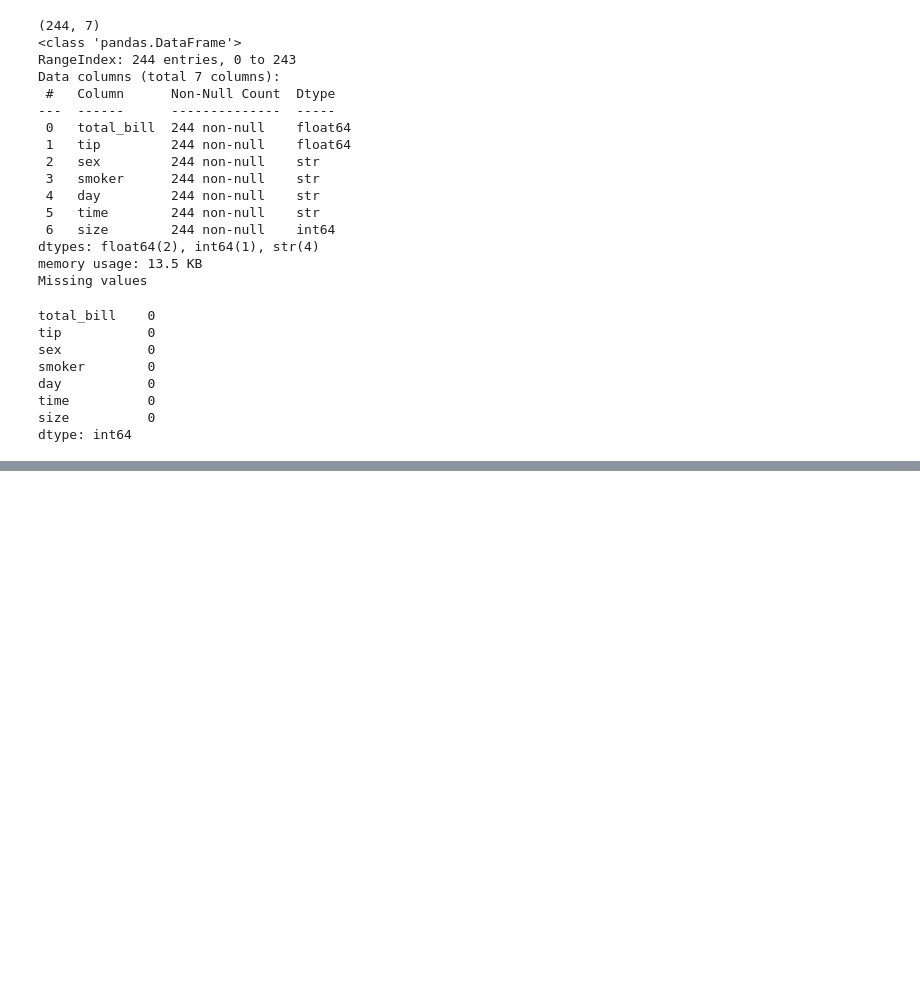
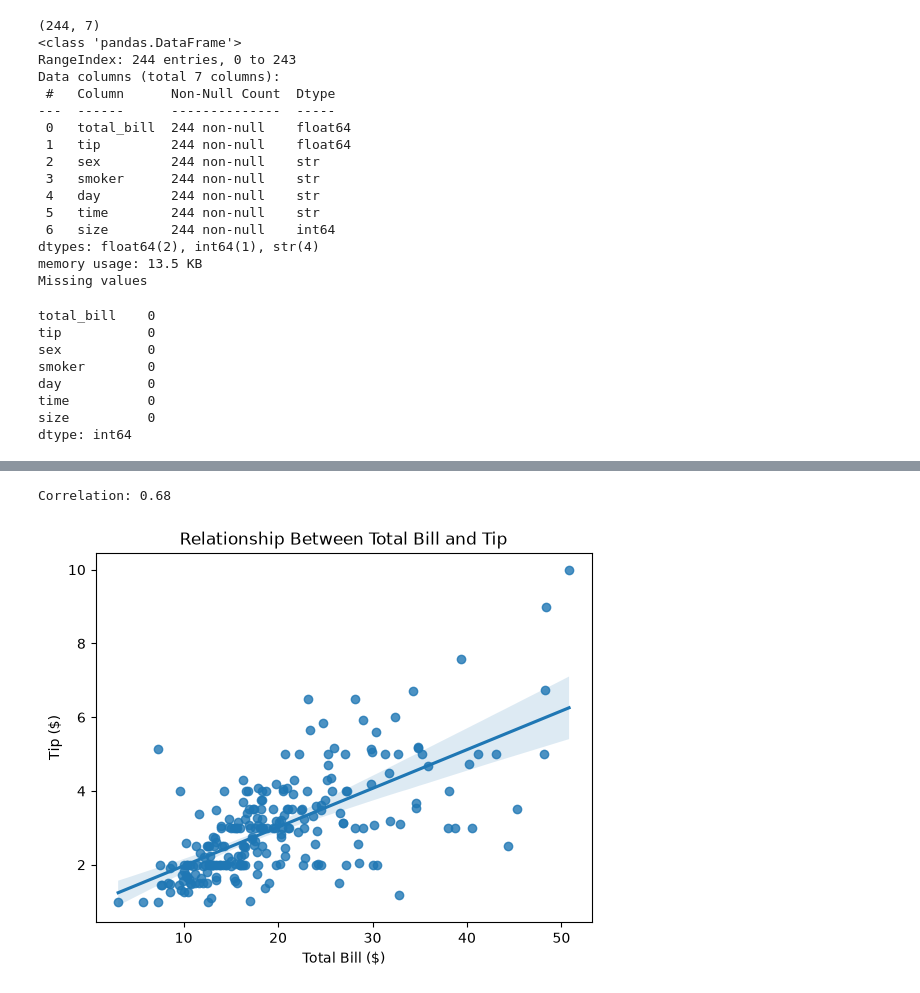
Before and after one commit to sameermakhanii/Python-for-AI-me, a Jupyter notebook: notebooks/Week 3/Day 15/project.ipynb, the cells around one changed output, grey strips where cells are left out. Drawn from its saved outputs; the diff is of its cells as text; code cells hidden in the pictures; blank space fills up the shorter version.

```diff
--- a/notebooks/Week 3/Day 15/project.ipynb
+++ b/notebooks/Week 3/Day 15/project.ipynb
@@ -47,0 +79,16 @@ dtype: int64
+# %%
+#q1: higher bill means higher tip?
+
+correlation = df["total_bill"].corr(df["tip"])
+print("Correlation:", round(correlation, 2))
+
+# Visualize relationship
+sns.regplot(data=df, x="total_bill", y="tip")
+
+plt.title("Relationship Between Total Bill and Tip")
+plt.xlabel("Total Bill ($)")
+plt.ylabel("Tip ($)")
+plt.show()
+# %% [output]
+Correlation: 0.68
+[figure, added]
```
Also changed, not shown: parts of 5 cells of this notebook, 1 other file.
